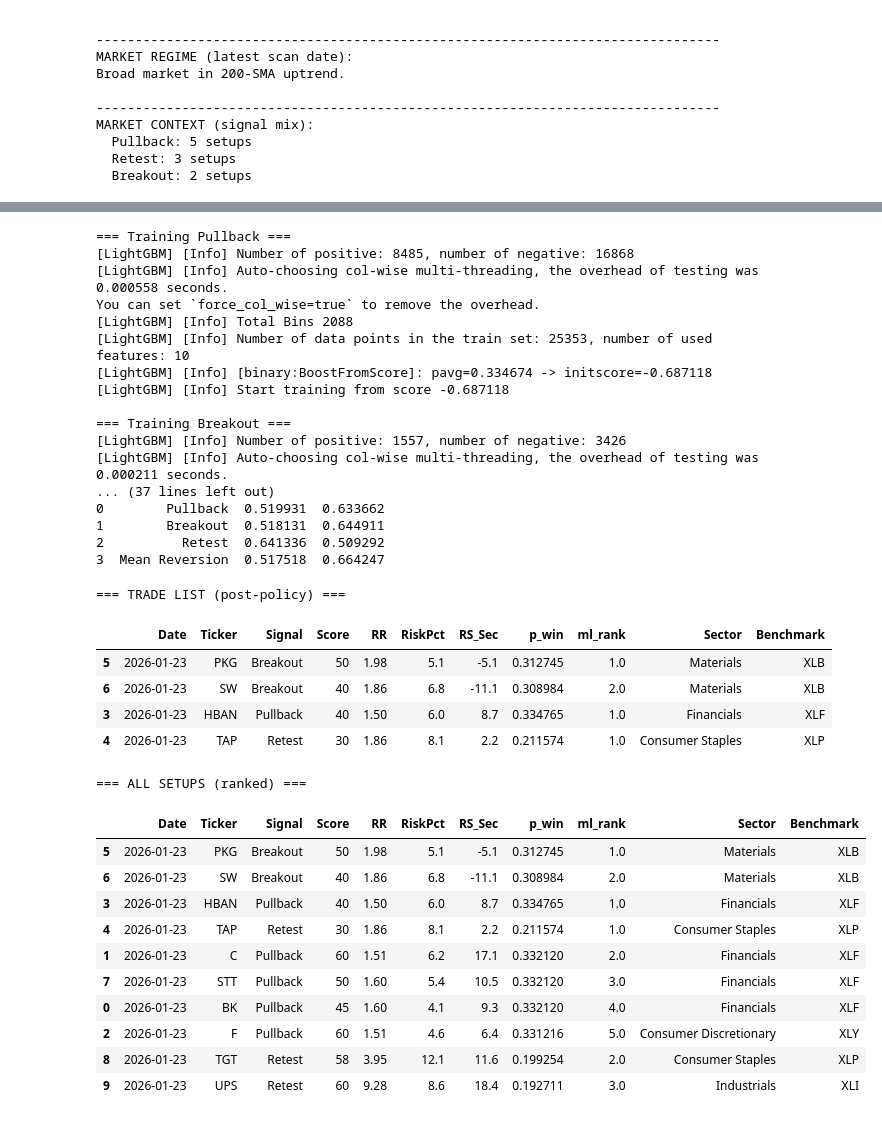
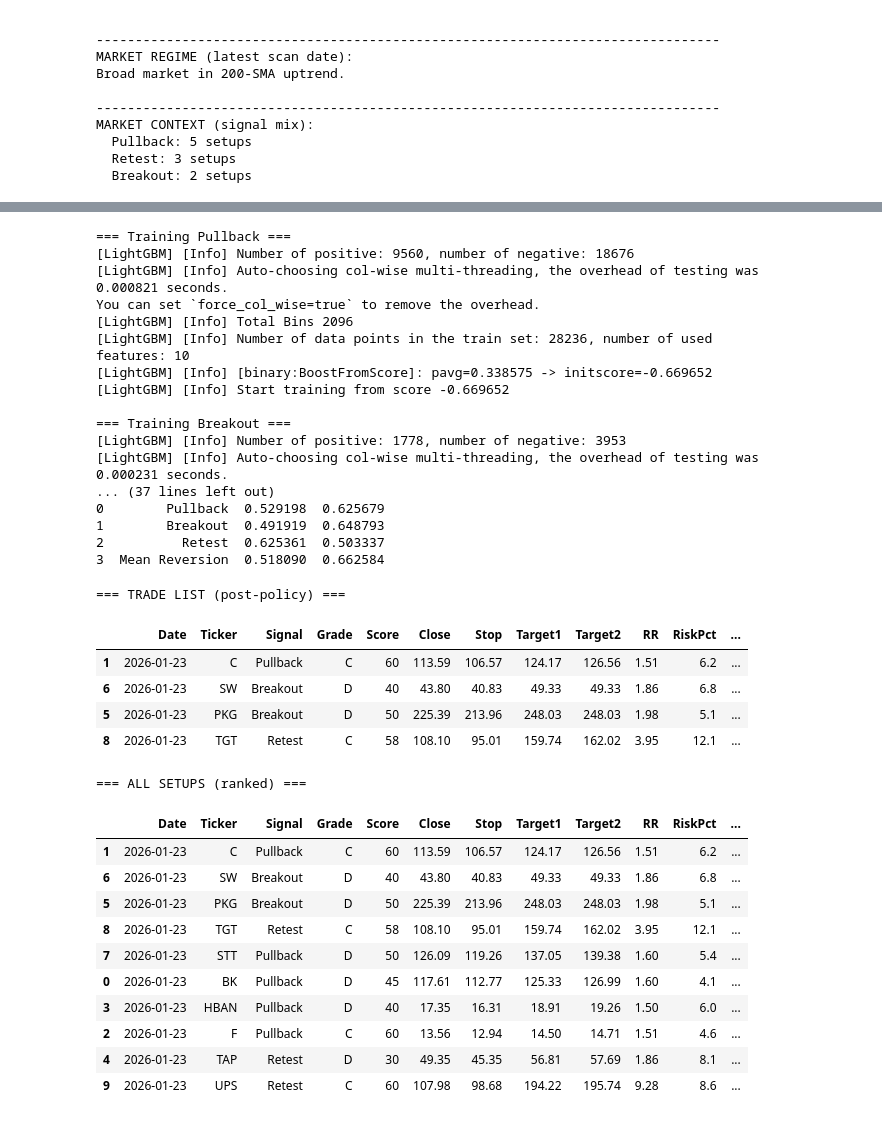
Before and after one commit to dikshithreddym/SwingTradingProject, a Jupyter notebook: scrape.ipynb, the cells around one changed output, grey strips where cells are left out. Drawn from its saved outputs; the diff is of its cells as text; code cells hidden in the pictures.

```diff
--- a/scrape.ipynb
+++ b/scrape.ipynb
@@ -13,7 +13,7 @@ plt.style.use("fivethirtyeight")
 # ----------------------------
 # Backtest Window (10 Years)
 # ----------------------------
-LOOKBACK_YEARS = 21
+LOOKBACK_YEARS = 25
 END_DATE = dt.datetime.today()
 START_DATE = END_DATE - dt.timedelta(days=int(LOOKBACK_YEARS * 365.25))
 
@@ -2486,22 +2486,22 @@ print("\n=== MODEL METRICS ===")
 print(metrics_df)
 # %% [output]
 === Training Pullback ===
-[LightGBM] [Info] Number of positive: 8485, number of negative: 16868
-[LightGBM] [Info] Auto-choosing col-wise multi-threading, the overhead of testing was 0.000558 seconds.
+[LightGBM] [Info] Number of positive: 9560, number of negative: 18676
+[LightGBM] [Info] Auto-choosing col-wise multi-threading, the overhead of testing was 0.000821 seconds.
 You can set `force_col_wise=true` to remove the overhead.
-[LightGBM] [Info] Total Bins 2088
-[LightGBM] [Info] Number of data points in the train set: 25353, number of used features: 10
-[LightGBM] [Info] [binary:BoostFromScore]: pavg=0.334674 -> initscore=-0.687118
-[LightGBM] [Info] Start training from score -0.687118
+[LightGBM] [Info] Total Bins 2096
+[LightGBM] [Info] Number of data points in the train set: 28236, number of used features: 10
+[LightGBM] [Info] [binary:BoostFromScore]: pavg=0.338575 -> initscore=-0.669652
+[LightGBM] [Info] Start training from score -0.669652
 
 === Training Breakout ===
-[LightGBM] [Info] Number of positive: 1557, number of negative: 3426
-[LightGBM] [Info] Auto-choosing col-wise multi-threading, the overhead of testing was 0.000211 seconds.
+[LightGBM] [Info] Number of positive: 1778, number of negative: 3953
+[LightGBM] [Info] Auto-choosing col-wise multi-threading, the overhead of testing was 0.000231 seconds.
 ... (37 lines left out)
-0        Pullback  0.519931  0.633662
-1        Breakout  0.518131  0.644911
-2          Retest  0.641336  0.509292
-3  Mean Reversion  0.517518  0.664247
+0        Pullback  0.529198  0.625679
+1        Breakout  0.491919  0.648793
+2          Retest  0.625361  0.503337
+3  Mean Reversion  0.518090  0.662584
 # %%
 import numpy as np
 import pandas as pd
@@ -2513,8 +2513,8 @@ FEATURES = [
 ]
 
 ML_POLICY = {
-    "Pullback":       {"use": True,  "mode": "filter", "top_frac": 0.20},
-    "Retest":         {"use": True,  "mode": "filter", "top_frac": 0.20},
+    "Pullback":       {"use": True,  "mode": "filter", "top_frac": 0.25},
+    "Retest":         {"use": True,  "mode": "filter", "top_frac": 0.25},
     "Breakout":       {"use": True,  "mode": "rank",   "top_frac": 1.00},
     "Mean Reversion": {"use": False, "mode": "none",   "top_frac": 1.00},
 }
@@ -2604,54 +2604,57 @@ def score_today_with_ml(results_df, models, data_store):
         else:
             # no-ML signals are trade-eligible as-is
             df.loc[df_sig.index, "ml_selected"] = True
 
     # final ranking for display:
     # - for ML signals: rank by p_win then Score
     # - for non-ML: rank by Score then RR
     df["final_key"] = np.where(df["ml_used"], df["p_win"], df["Score"] / 100.0)
 
     ranked_all = df.sort_values(
-        ["ml_selected", "Signal", "final_key", "Score", "RR"],
-        ascending=[False, True, False, False, False],
+        ["ml_selected", "final_key", "Score", "RR"],
+        ascending=[False, False, False, False],
     )
 
     trade_list = ranked_all[ranked_all["ml_selected"]].copy()
 
     show_cols = [
-        "Date","Ticker","Signal","Score","RR","RiskPct","RS_Sec",
-        "p_win","ml_rank","Sector","Benchmark"
-    ]
+    "Date","Ticker","Signal","Grade","Score",
+    "Close","Stop","Target1","Target2",
+    "RR","RiskPct","RS_Sec",
+    "p_win","ml_rank","Sector","Benchmark",
+    "Risk_$","Reward1_$","RR_calc",
+]
     show_cols = [c for c in show_cols if c in ranked_all.columns]
 
     return trade_list[show_cols], ranked_all[show_cols]
 
 # ---- RUN ----
 trade_list, ranked_all = score_today_with_ml(results_df, models, data_store)
 
 print("\n=== TRADE LIST (post-policy) ===")
 display(trade_list)
 
 print("\n=== ALL SETUPS (ranked) ===")
 display(ranked_all)
 # %% [output]
 === TRADE LIST (post-policy) ===
-|  | Date | Ticker | Signal | Score | RR | RiskPct | RS_Sec | p_win | ml_rank | Sector | Benchmark |
-| 5 | 2026-01-23 | PKG | Breakout | 50 | 1.98 | 5.1 | -5.1 | 0.312745 | 1.0 | Materials | XLB |
-| 6 | 2026-01-23 | SW | Breakout | 40 | 1.86 | 6.8 | -11.1 | 0.308984 | 2.0 | Materials | XLB |
-| 3 | 2026-01-23 | HBAN | Pullback | 40 | 1.50 | 6.0 | 8.7 | 0.334765 | 1.0 | Financials | XLF |
-| 4 | 2026-01-23 | TAP | Retest | 30 | 1.86 | 8.1 | 2.2 | 0.211574 | 1.0 | Consumer Staples | XLP |
+|  | Date | Ticker | Signal | Grade | Score | Close | Stop | Target1 | Target2 | RR | RiskPct | ... |
+| 1 | 2026-01-23 | C | Pullback | C | 60 | 113.59 | 106.57 | 124.17 | 126.56 | 1.51 | 6.2 | ... |
+| 6 | 2026-01-23 | SW | Breakout | D | 40 | 43.80 | 40.83 | 49.33 | 49.33 | 1.86 | 6.8 | ... |
+| 5 | 2026-01-23 | PKG | Breakout | D | 50 | 225.39 | 213.96 | 248.03 | 248.03 | 1.98 | 5.1 | ... |
+| 8 | 2026-01-23 | TGT | Retest | C | 58 | 108.10 | 95.01 | 159.74 | 162.02 | 3.95 | 12.1 | ... |
 === ALL SETUPS (ranked) ===
-|  | Date | Ticker | Signal | Score | RR | RiskPct | RS_Sec | p_win | ml_rank | Sector | Benchmark |
-| 5 | 2026-01-23 | PKG | Breakout | 50 | 1.98 | 5.1 | -5.1 | 0.312745 | 1.0 | Materials | XLB |
-| 6 | 2026-01-23 | SW | Breakout | 40 | 1.86 | 6.8 | -11.1 | 0.308984 | 2.0 | Materials | XLB |
-| 3 | 2026-01-23 | HBAN | Pullback | 40 | 1.50 | 6.0 | 8.7 | 0.334765 | 1.0 | Financials | XLF |
-| 4 | 2026-01-23 | TAP | Retest | 30 | 1.86 | 8.1 | 2.2 | 0.211574 | 1.0 | Consumer Staples | XLP |
-| 1 | 2026-01-23 | C | Pullback | 60 | 1.51 | 6.2 | 17.1 | 0.332120 | 2.0 | Financials | XLF |
-| 7 | 2026-01-23 | STT | Pullback | 50 | 1.60 | 5.4 | 10.5 | 0.332120 | 3.0 | Financials | XLF |
-| 0 | 2026-01-23 | BK | Pullback | 45 | 1.60 | 4.1 | 9.3 | 0.332120 | 4.0 | Financials | XLF |
-| 2 | 2026-01-23 | F | Pullback | 60 | 1.51 | 4.6 | 6.4 | 0.331216 | 5.0 | Consumer Discretionary | XLY |
-| 8 | 2026-01-23 | TGT | Retest | 58 | 3.95 | 12.1 | 11.6 | 0.199254 | 2.0 | Consumer Staples | XLP |
-| 9 | 2026-01-23 | UPS | Retest | 60 | 9.28 | 8.6 | 18.4 | 0.192711 | 3.0 | Industrials | XLI |
+|  | Date | Ticker | Signal | Grade | Score | Close | Stop | Target1 | Target2 | RR | RiskPct | ... |
+| 1 | 2026-01-23 | C | Pullback | C | 60 | 113.59 | 106.57 | 124.17 | 126.56 | 1.51 | 6.2 | ... |
+| 6 | 2026-01-23 | SW | Breakout | D | 40 | 43.80 | 40.83 | 49.33 | 49.33 | 1.86 | 6.8 | ... |
+| 5 | 2026-01-23 | PKG | Breakout | D | 50 | 225.39 | 213.96 | 248.03 | 248.03 | 1.98 | 5.1 | ... |
+| 8 | 2026-01-23 | TGT | Retest | C | 58 | 108.10 | 95.01 | 159.74 | 162.02 | 3.95 | 12.1 | ... |
+| 7 | 2026-01-23 | STT | Pullback | D | 50 | 126.09 | 119.26 | 137.05 | 139.38 | 1.60 | 5.4 | ... |
+| 0 | 2026-01-23 | BK | Pullback | D | 45 | 117.61 | 112.77 | 125.33 | 126.99 | 1.60 | 4.1 | ... |
+| 3 | 2026-01-23 | HBAN | Pullback | D | 40 | 17.35 | 16.31 | 18.91 | 19.26 | 1.50 | 6.0 | ... |
+| 2 | 2026-01-23 | F | Pullback | C | 60 | 13.56 | 12.94 | 14.50 | 14.71 | 1.51 | 4.6 | ... |
+| 4 | 2026-01-23 | TAP | Retest | D | 30 | 49.35 | 45.35 | 56.81 | 57.69 | 1.86 | 8.1 | ... |
+| 9 | 2026-01-23 | UPS | Retest | C | 60 | 107.98 | 98.68 | 194.22 | 195.74 | 9.28 | 8.6 | ... |
 # %%
 import numpy as np
 import pandas as pd
```
Also changed, not shown: parts of 4 cells of this notebook.
